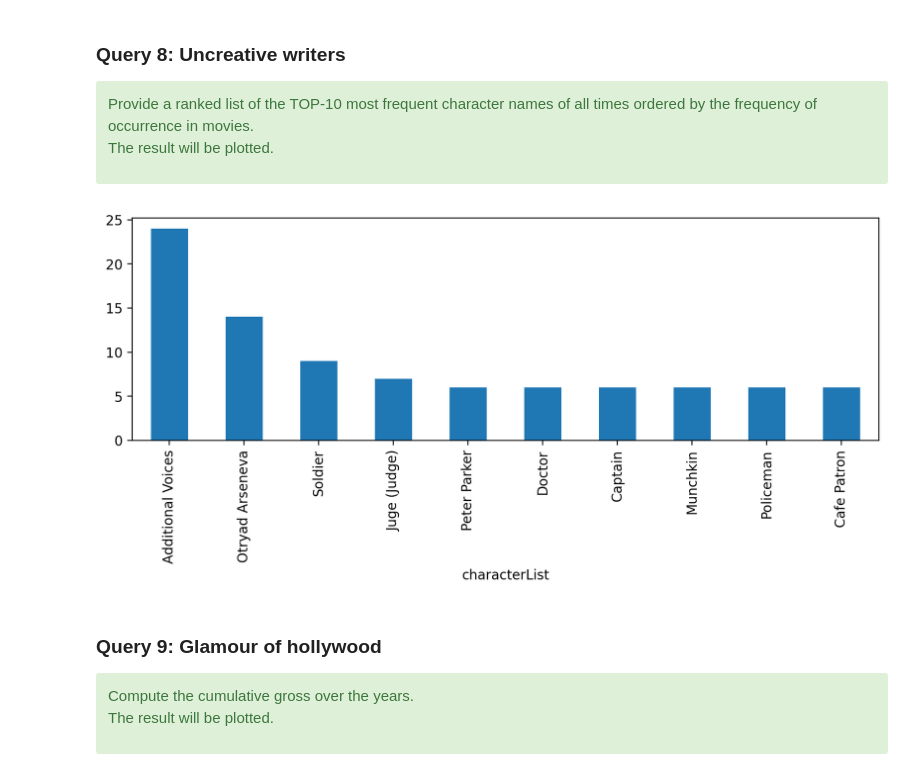
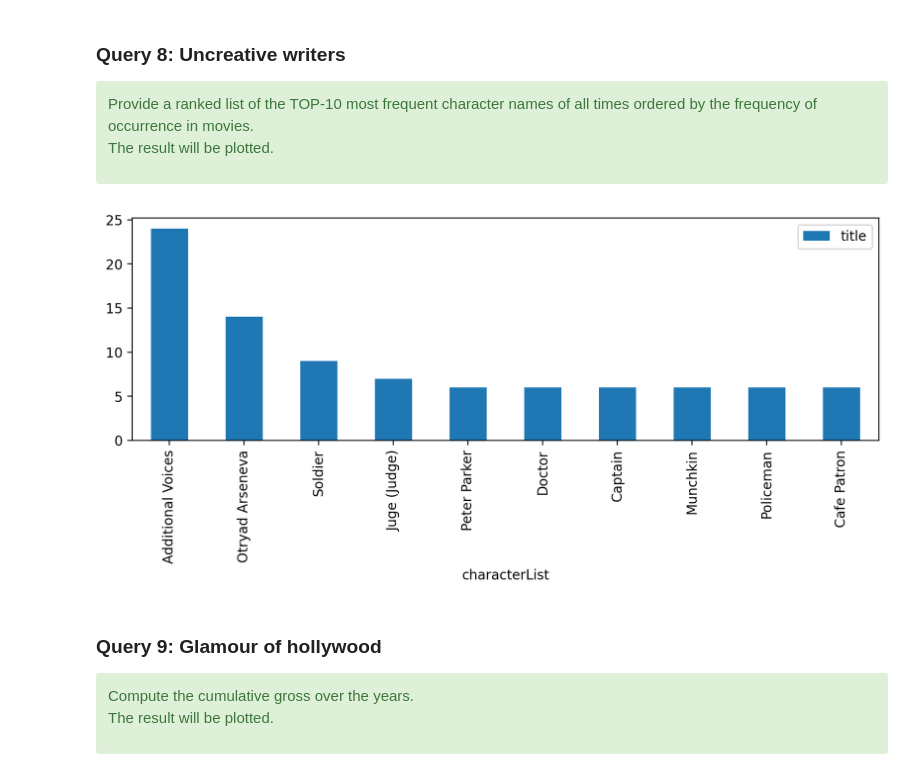
Before and after one commit to Melobeat/DataScienceModule, a Jupyter notebook: Exercise 1/primer_part2_imdb_eda.ipynb, the cells around one changed output. Saved outputs shown, nothing was run; the diff lists cells and outputs as text; code cells hidden in the pictures.

```diff
--- a/Exercise 1/primer_part2_imdb_eda.ipynb
+++ b/Exercise 1/primer_part2_imdb_eda.ipynb
@@ -464,21 +458,21 @@ The result will be plotted.
 # %%
 result = None
 
 # ADD YOUR CODE HERE
 
-df = movies.explode("characterList")
-result = df.groupby("characterList")["title"]\
-        .count()\
-        .sort_values(ascending=False)\
-        .iloc[:10]
+result = movies.explode("characterList")\
+    .groupby("characterList")[["title"]]\
+    .count()\
+    .sort_values("title", ascending=False)\
+    .head(10)
 
 # DO NOT CHANGE FROM HERE
 
 
 if result is not None:
     _ = result.plot(kind="bar", figsize=(10, 3))
 # %% [output]
-[figure, old version]
+[figure, new version]
 # %% [markdown]
 ### Query 9: Glamour of hollywood
 
```
Also changed, not shown: parts of 10 cells of this notebook.
